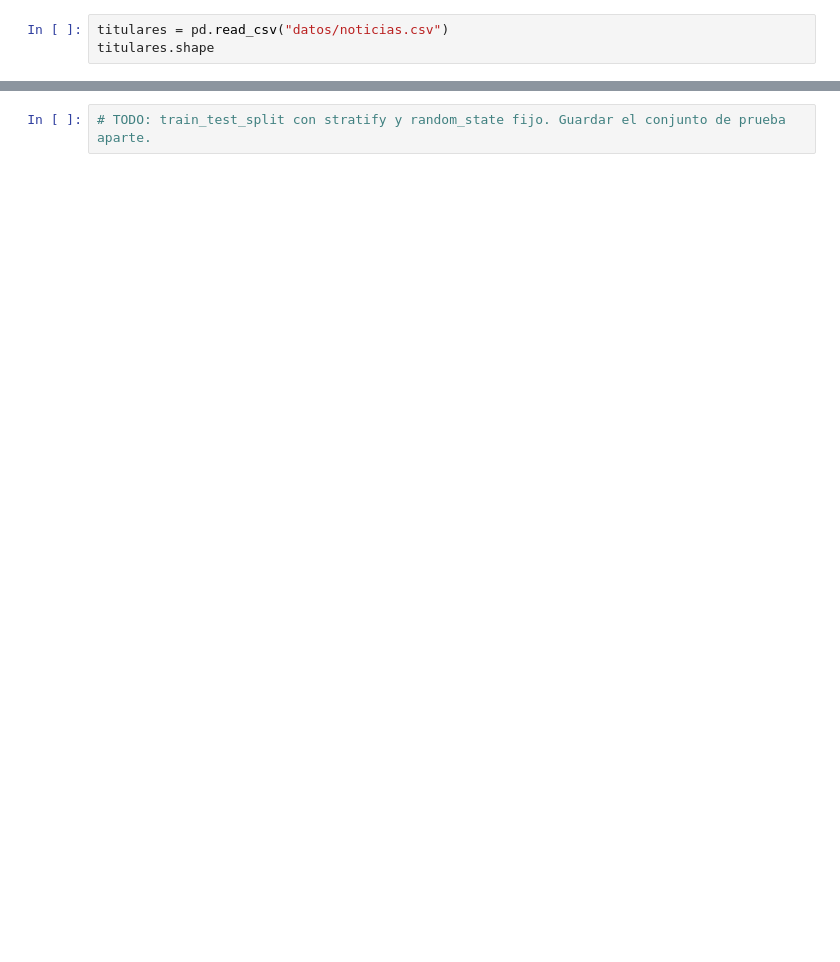
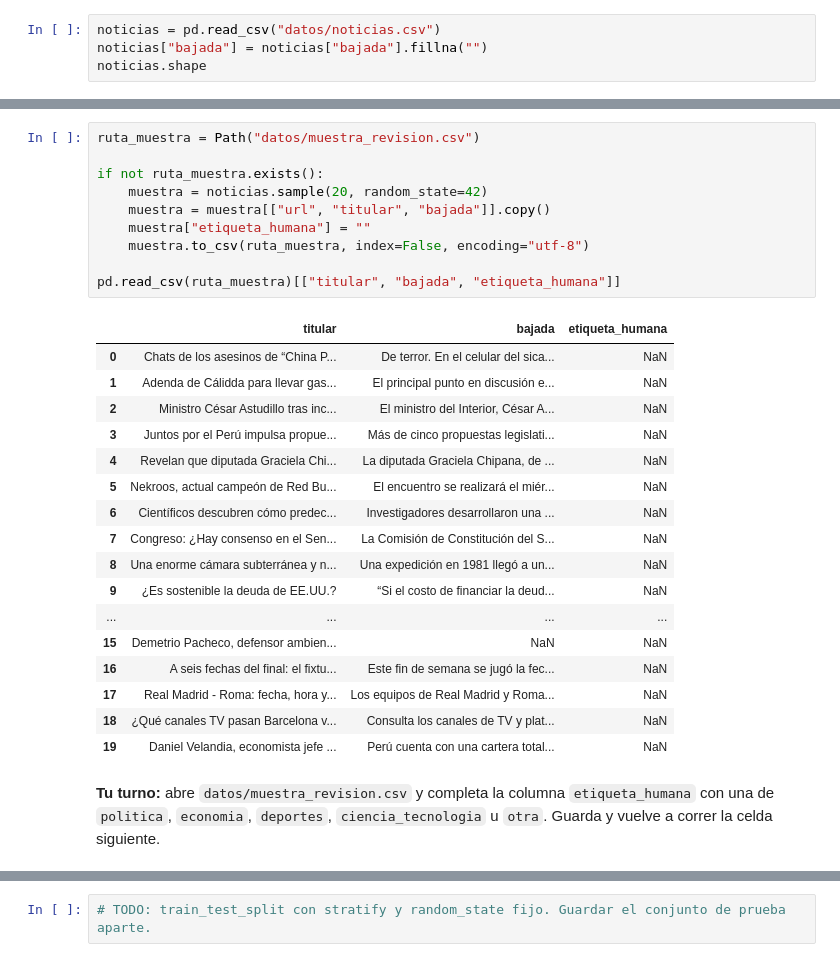
Before and after one commit to d2cml-ai/Data-Science-Python, a Jupyter notebook: tarea_1/02_clasificacion.ipynb, the cells around one changed output, grey strips where cells are left out. Saved outputs shown, nothing was run; the diff lists cells and outputs as text; blank space fills up the shorter version.

```diff
--- a/tarea_1/02_clasificacion.ipynb
+++ b/tarea_1/02_clasificacion.ipynb
@@ -17,3 +25,4 @@ load_dotenv()   # la clave de la API vive en .env, nunca en el notebook
 # %%
-titulares = pd.read_csv("datos/noticias.csv")
-titulares.shape
+noticias = pd.read_csv("datos/noticias.csv")
+noticias["bajada"] = noticias["bajada"].fillna("")
+noticias.shape
@@ -32,0 +203,31 @@ categorias = ["politica", "economia", "deportes", "ciencia_tecnologia"]
+# %%
+ruta_muestra = Path("datos/muestra_revision.csv")
+
+if not ruta_muestra.exists():
+    muestra = noticias.sample(20, random_state=42)
+    muestra = muestra[["url", "titular", "bajada"]].copy()
+    muestra["etiqueta_humana"] = ""
+    muestra.to_csv(ruta_muestra, index=False, encoding="utf-8")
+
+pd.read_csv(ruta_muestra)[["titular", "bajada", "etiqueta_humana"]]
+# %% [output]
+|  | titular | bajada | etiqueta_humana |
+| 0 | Chats de los asesinos de “China P... | De terror. En el celular del sica... | NaN |
+| 1 | Adenda de Cálidda para llevar gas... | El principal punto en discusión e... | NaN |
+| 2 | Ministro César Astudillo tras inc... | El ministro del Interior, César A... | NaN |
+| 3 | Juntos por el Perú impulsa propue... | Más de cinco propuestas legislati... | NaN |
+| 4 | Revelan que diputada Graciela Chi... | La diputada Graciela Chipana, de ... | NaN |
+| 5 | Nekroos, actual campeón de Red Bu... | El encuentro se realizará el miér... | NaN |
+| 6 | Científicos descubren cómo predec... | Investigadores desarrollaron una ... | NaN |
+| 7 | Congreso: ¿Hay consenso en el Sen... | La Comisión de Constitución del S... | NaN |
+| 8 | Una enorme cámara subterránea y n... | Una expedición en 1981 llegó a un... | NaN |
+| 9 | ¿Es sostenible la deuda de EE.UU.? | “Si el costo de financiar la deud... | NaN |
+| ... | ... | ... | ... |
+| 15 | Demetrio Pacheco, defensor ambien... | NaN | NaN |
+| 16 | A seis fechas del final: el fixtu... | Este fin de semana se jugó la fec... | NaN |
+| 17 | Real Madrid - Roma: fecha, hora y... | Los equipos de Real Madrid y Roma... | NaN |
+| 18 | ¿Qué canales TV pasan Barcelona v... | Consulta los canales de TV y plat... | NaN |
+| 19 | Daniel Velandia, economista jefe ... | Perú cuenta con una cartera total... | NaN |
+# %% [markdown]
+**Tu turno:** abre `datos/muestra_revision.csv` y completa la columna `etiqueta_humana` con una de
+`politica`, `economia`, `deportes`, `ciencia_tecnologia` u `otra`. Guarda y vuelve a correr la celda siguiente.
```
Also changed, not shown: parts of 34 cells of this notebook, 3 other files.
